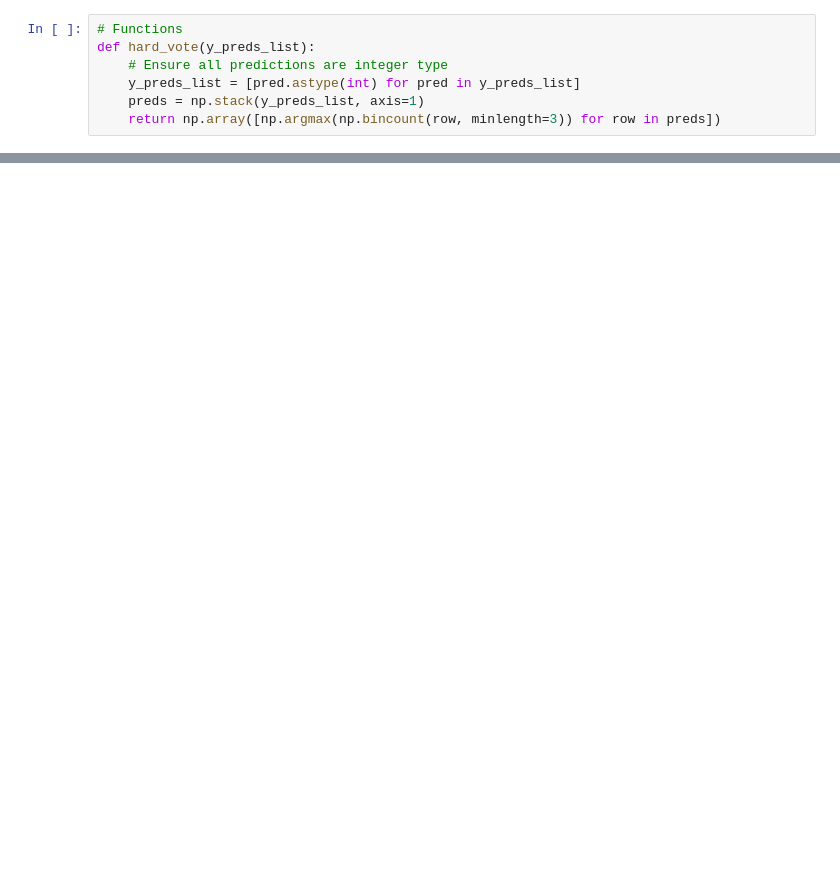
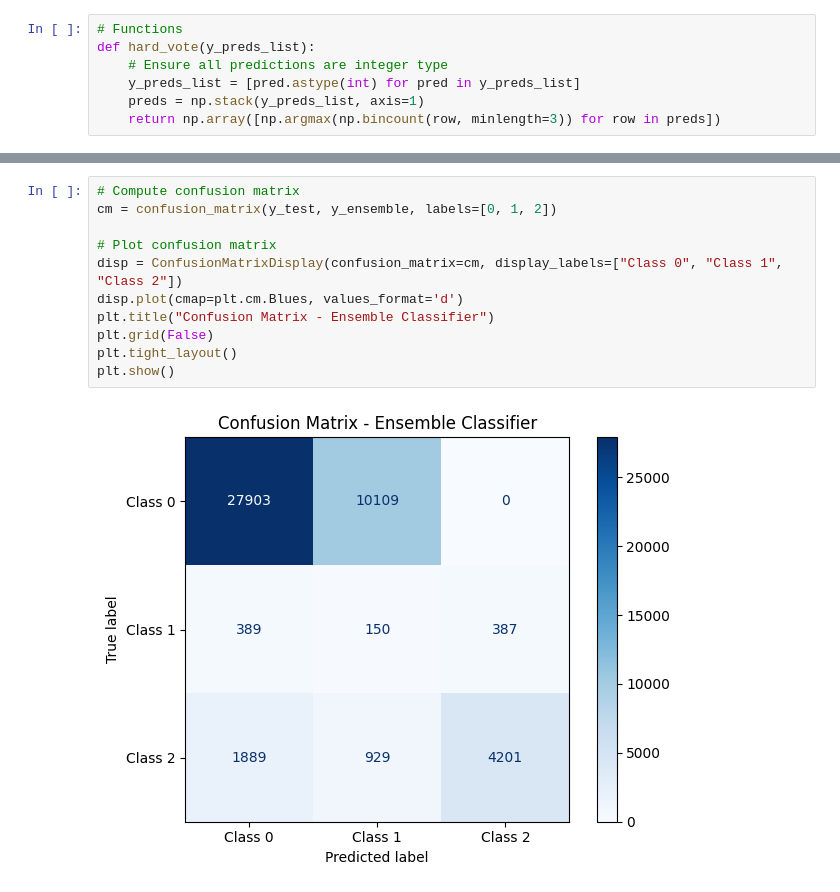
Before and after one commit to YaroslawBagriy/DiabetesRiskClassifier, a Jupyter notebook: notebooks_undersampling/ensemble_voting.ipynb, the cells around one changed output, grey strips where cells are left out. Drawn from its saved outputs; the diff is of its cells as text; blank space fills up the shorter version.

Commit message:
added confusion matrix for ensemble voting

```diff
--- a/notebooks_undersampling/ensemble_voting.ipynb
+++ b/notebooks_undersampling/ensemble_voting.ipynb
@@ -33,3 +35,16 @@ print(classification_report(y_test, y_ensemble))
     accuracy                           0.70     45957
    macro avg       0.62      0.50      0.52     45957
 weighted avg       0.90      0.70      0.79     45957
+# %%
+# Compute confusion matrix
+cm = confusion_matrix(y_test, y_ensemble, labels=[0, 1, 2])
+
+# Plot confusion matrix
+disp = ConfusionMatrixDisplay(confusion_matrix=cm, display_labels=["Class 0", "Class 1", "Class 2"])
+disp.plot(cmap=plt.cm.Blues, values_format='d')
+plt.title("Confusion Matrix - Ensemble Classifier")
+plt.grid(False)
+plt.tight_layout()
+plt.show()
+# %% [output]
+[figure, added]
```
Also changed, not shown: parts of 2 cells of this notebook, 1 other file.
